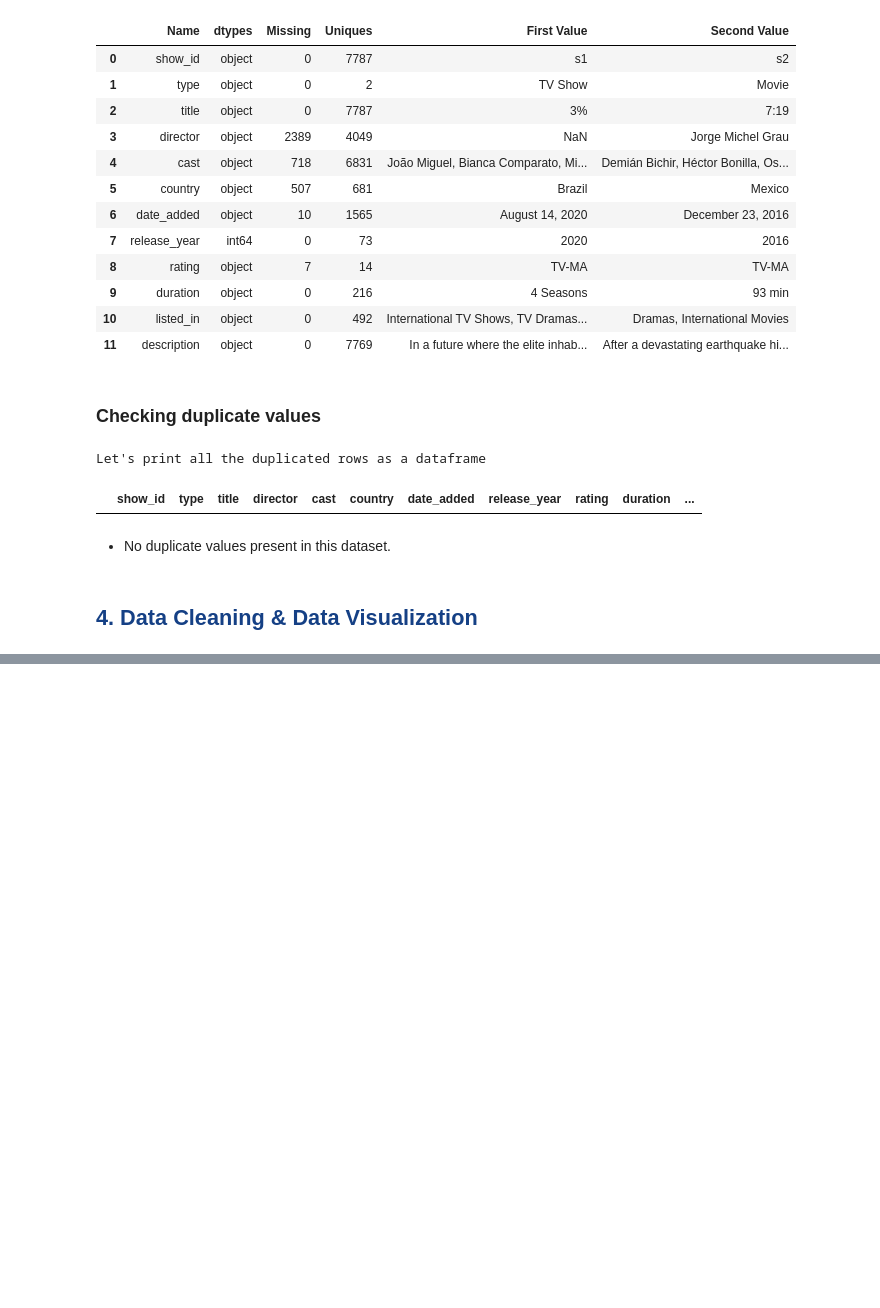
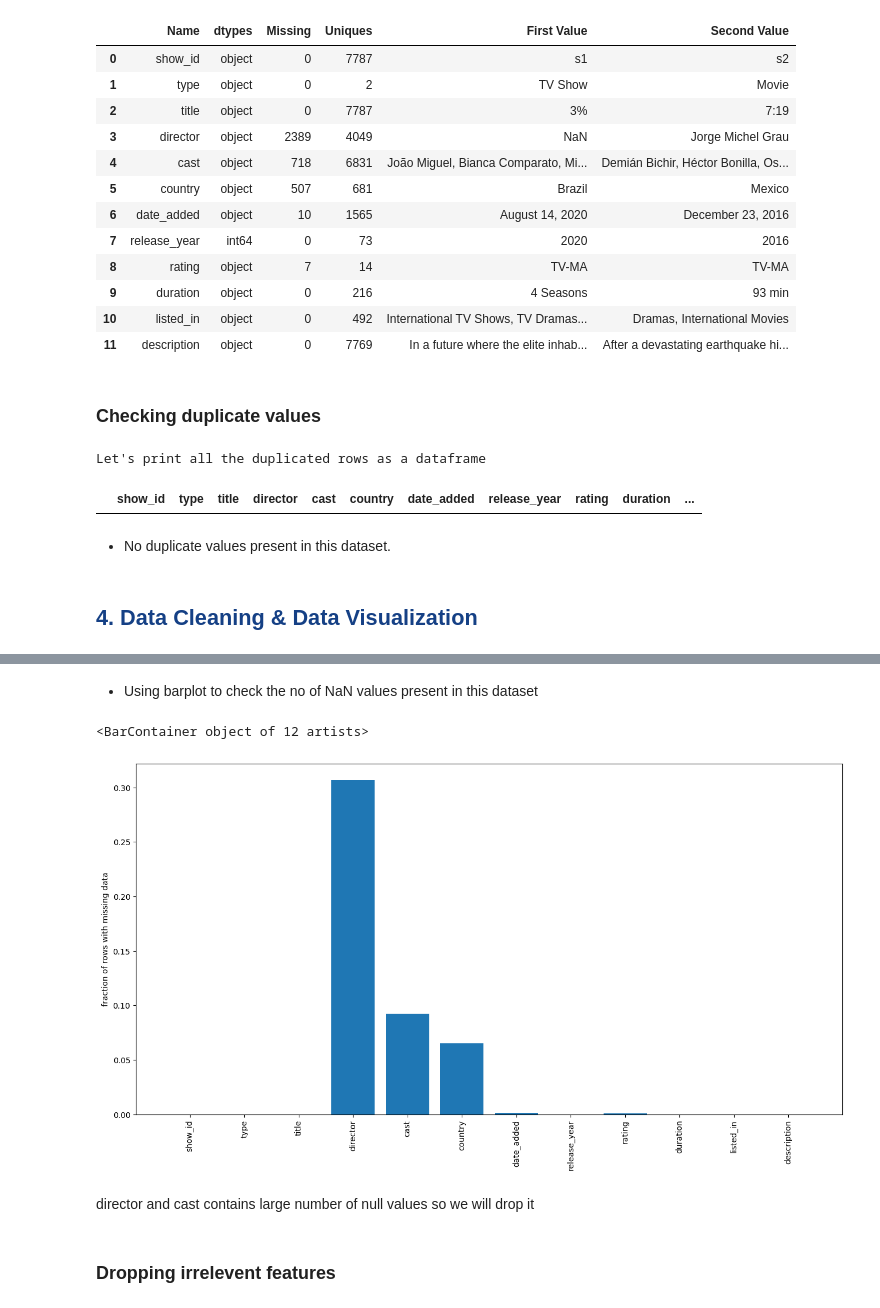
Before and after one commit to Ksangi/Netflix_Movies_And_Tv_Shows_Clustering, a Jupyter notebook: Netflix_Movies_And_Tv_Shows_Clustering.ipynb, the cells around one changed output, grey strips where cells are left out. Saved outputs shown, nothing was run; the diff lists cells and outputs as text; code cells hidden in the pictures; blank space fills up the shorter version.

```diff
--- a/Netflix_Movies_And_Tv_Shows_Clustering.ipynb
+++ b/Netflix_Movies_And_Tv_Shows_Clustering.ipynb
@@ -112,0 +152,16 @@ Let's print all the duplicated rows as a dataframe
+# %% [markdown]
+* Using barplot to check the no of NaN values present in this dataset
+# %%
+# null value distribution
+null_counts = df.isnull().sum()/len(df)
+plt.figure(figsize=(16,8))
+plt.xticks(np.arange(len(null_counts)),null_counts.index,rotation='vertical')
+plt.ylabel('fraction of rows with missing data')
+plt.bar(np.arange(len(null_counts)),null_counts)
+# %% [output]
+<BarContainer object of 12 artists>
+[figure, added]
+# %% [markdown]
+director and cast contains large number of null values so we will drop it
+# %% [markdown]
+###  Dropping irrelevent features
```
Also changed, not shown: parts of 20 cells of this notebook.
